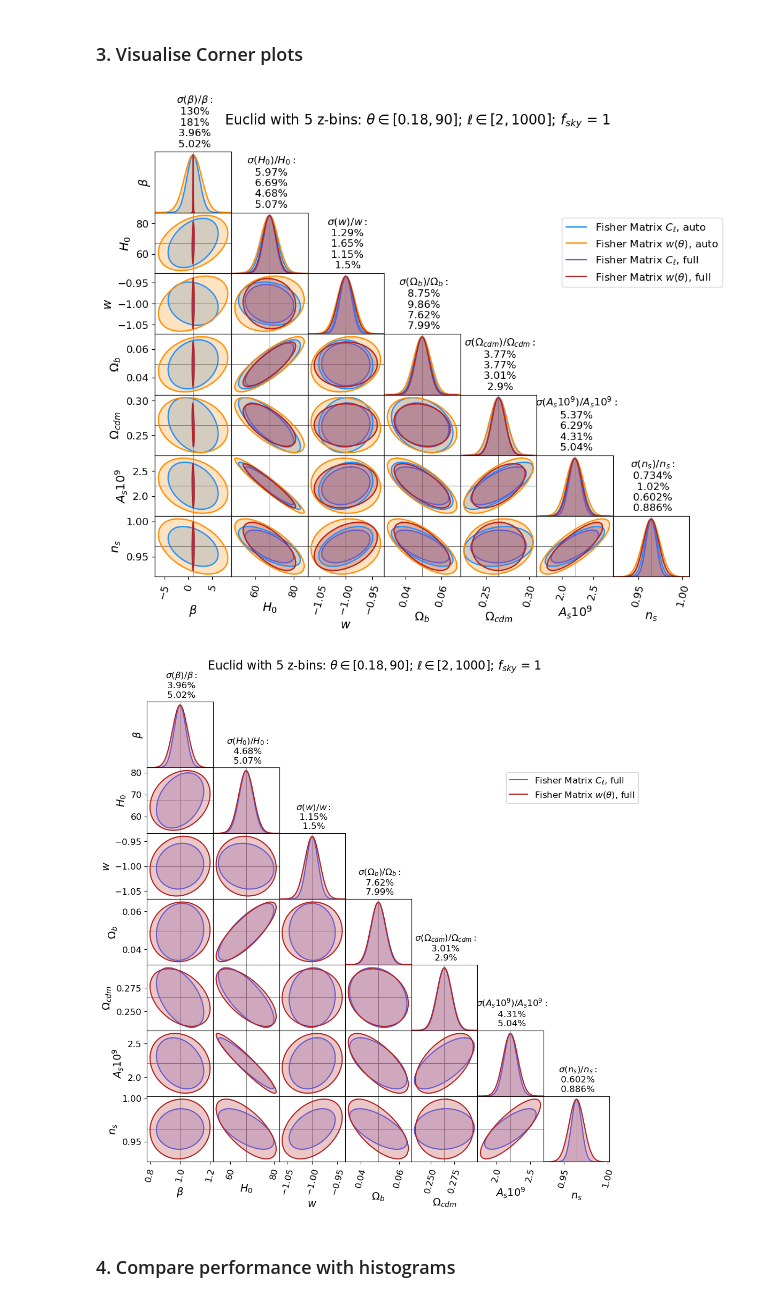
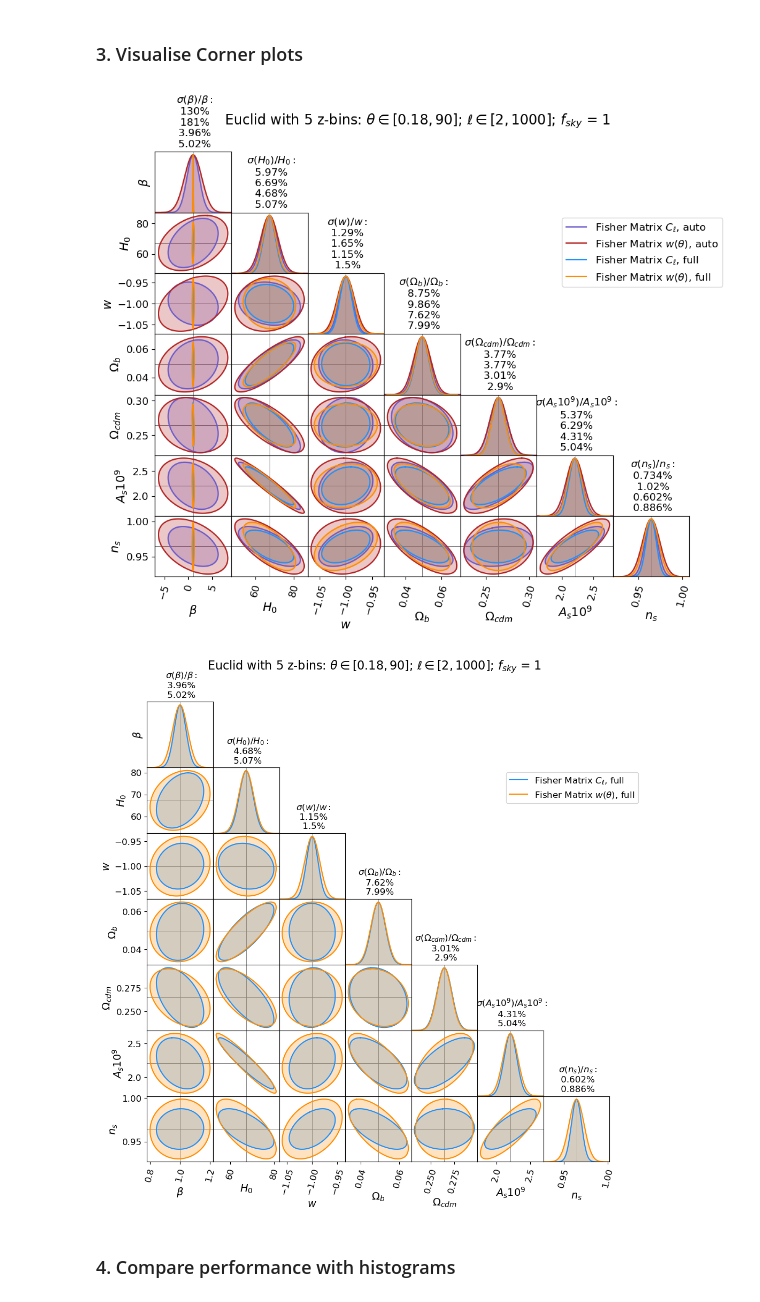
Before and after one commit to GreenTS27/Photo_Surveys-HI_IM-Fisher_Matrix, a Jupyter notebook: Fisher_Matrix_C_ell_vs_w_t.ipynb, the cells around one changed output. Drawn from its saved outputs; the diff is of its cells as text; code cells hidden in the pictures.

```diff
--- a/Fisher_Matrix_C_ell_vs_w_t.ipynb
+++ b/Fisher_Matrix_C_ell_vs_w_t.ipynb
@@ -698,8 +682,6 @@ theta_max = 90
 
 FIM_Cl_auto  = np.loadtxt(open(F"{folder_name}FisherM_Cl_auto_{ save_filename}_f{f_sky_str}_lmin{l_min}_thetaMax{theta_max}.csv", "rb"), delimiter=" ", skiprows=0)
 FIM_w_auto   = np.loadtxt(open(F"{folder_name}FisherM_w_auto_{  save_filename}_f{f_sky_str}_lmin{l_min}_thetaMax{theta_max}.csv", "rb"), delimiter=" ", skiprows=0)
-# FIM_Cl_cross = np.loadtxt(open(F"{folder_name}FisherM_Cl_cross_{save_filename}_f{f_sky_str}_lmin{l_min}_thetaMax{theta_max}.csv", "rb"), delimiter=" ", skiprows=0)
-# FIM_w_cross  = np.loadtxt(open(F"{folder_name}FisherM_w_cross_{ save_filename}_f{f_sky_str}_lmin{l_min}_thetaMax{theta_max}.csv", "rb"), delimiter=" ", skiprows=0)
 FIM_Cl_full = np.loadtxt(open(F"{folder_name}FisherM_Cl_full_{save_filename}_f{f_sky_str}_lmin{l_min}_thetaMax{theta_max}.csv", "rb"), delimiter=" ", skiprows=0)
 FIM_w_full  = np.loadtxt(open(F"{folder_name}FisherM_w_full_{ save_filename}_f{f_sky_str}_lmin{l_min}_thetaMax{theta_max}.csv", "rb"), delimiter=" ", skiprows=0)
 
@@ -732,36 +714,37 @@ par_titles = par
 # Plot_title = rf"Error Ellipses: $\theta \in [{theta_min}, {theta_max:.3g}]$; $\ell \in [{l_min}, {l_max}]$; " + r"$f_{sky}$ = " + rf"{f_sky:.3g}"
 Plot_title = rf"{Survey} with {N_bins} z-bins: $\theta \in [{theta_min}, {theta_max:.3g}]$; $\ell \in [{l_min}, {l_max}]$; " + r"$f_{sky}$ = " + rf"{f_sky:.3g}"
 
 # list_colors = ["#37b67e", "#057041", "#7e71bf", "#4900ac"]
-list_colors = ["dodgerblue", "darkorange", "slateblue", "firebrick"]
+# list_colors = ["dodgerblue", "darkorange", "slateblue", "firebrick"]
+list_colors = ["slateblue", "firebrick", "dodgerblue", "darkorange"]
 
 
 # Only s(z)
 # Fishers = [ np.linalg.inv(np.linalg.inv(FIM_Cl_auto) [0:4,0:4]),
 #             np.linalg.inv(np.linalg.inv(FIM_w_auto)  [0:4,0:4]),
 #             np.linalg.inv(np.linalg.inv(FIM_Cl_cross)[0:4,0:4]),
 #             np.linalg.inv(np.linalg.inv(FIM_w_cross) [0:4,0:4]) ]
 
 # Only Cosm param
 # Fishers = [ np.linalg.inv(np.linalg.inv(FIM_Cl_auto) [4:,4:]),
 #             np.linalg.inv(np.linalg.inv(FIM_w_auto)  [4:,4:]),
 #             np.linalg.inv(np.linalg.inv(FIM_Cl_cross)[4:,4:]),
 #             np.linalg.inv(np.linalg.inv(FIM_w_cross) [4:,4:]) ]
 
 Fishers = [ FIM_Cl_auto, FIM_w_auto, FIM_Cl_full, FIM_w_full ]
 Flabels = [ r"Fisher Matrix $C_\ell$, auto", r"Fisher Matrix $w(\theta)$, auto", r"Fisher Matrix $C_\ell$, full", r"Fisher Matrix $w(\theta)$, full" ]
 CornerPlot( Fishers, fid, par, par_titles, Plot_title, Flabels=Flabels, cores=list_colors, figure_size=(10,8) )
 
 # Fishers = [ FIM_Cl_auto, FIM_w_auto]
 # Flabels = [ r"Fisher Matrix $C_\ell$, auto", r"Fisher Matrix $w(\theta)$, auto"  ]
 # CornerPlot( Fishers, fid, par, par_titles, Plot_title,  Flabels=Flabels, cores=[list_colors[0], list_colors[2]] )
 
 Fishers = [ FIM_Cl_full, FIM_w_full ]
 Flabels = [ r"Fisher Matrix $C_\ell$, full", r"Fisher Matrix $w(\theta)$, full" ]
 CornerPlot( Fishers, fid, par, par_titles, Plot_title, Flabels=Flabels, cores=[list_colors[2], list_colors[3]] )
 # %% [output]
-[figure, old version]
+[figure, new version]
-[figure, old version]
+[figure, new version]
 # %% [markdown]
 ### 4. Compare performance with histograms
 # %% [markdown]
```
Also changed, not shown: parts of 7 cells of this notebook.
